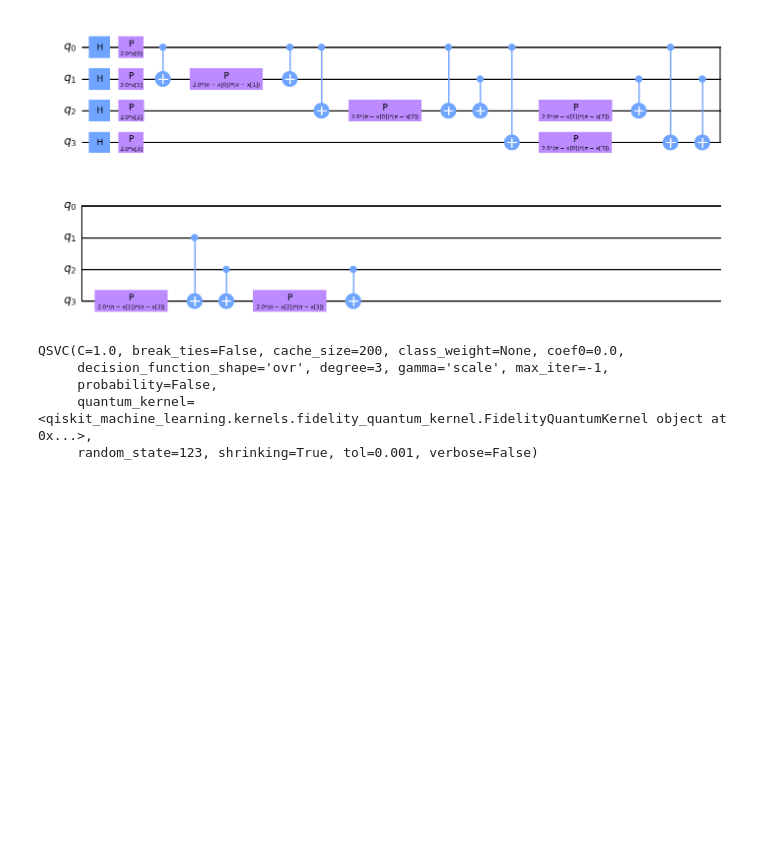
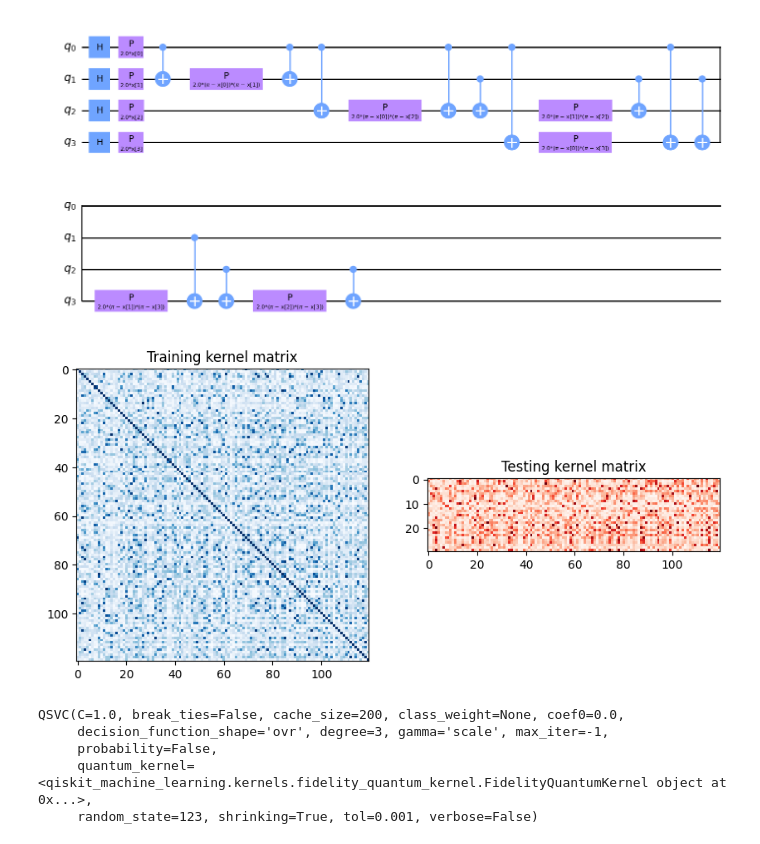
Before and after one commit to QSciTech-QuantumBC-Workshop/Quantum-NWA, a Jupyter notebook: Quang Nhat Le-QSVC.ipynb, the cells around one changed output. Drawn from its saved outputs; the diff is of its cells as text; code cells hidden in the pictures; blank space fills up the shorter version.

```diff
--- a/Quang Nhat Le-QSVC.ipynb
+++ b/Quang Nhat Le-QSVC.ipynb
@@ -47,9 +47,24 @@ sampler = Sampler() #create the sampler (Qiskit Aer Statevector Simulator) for t
 # %%
 from qiskit_algorithms.state_fidelities import ComputeUncompute
 from qiskit_machine_learning.kernels import FidelityQuantumKernel
 from qiskit_machine_learning.algorithms import QSVC
+import matplotlib.pyplot as plt
+import numpy as np
 fidelity = ComputeUncompute(sampler=sampler) #define the quantum kernel
 kernel = FidelityQuantumKernel(fidelity=fidelity, feature_map=feature_map)
+matrix_train = kernel.evaluate(x_vec=train_features)
+matrix_test = kernel.evaluate(x_vec=test_features, y_vec=train_features)
+
+fig, axs = plt.subplots(1, 2, figsize=(10, 5))
+axs[0].imshow(
+    np.asmatrix(matrix_train), interpolation="nearest", origin="upper", cmap="Blues"
+)
+axs[0].set_title("Training kernel matrix")
+axs[1].imshow(np.asmatrix(matrix_test), interpolation="nearest", origin="upper", cmap="Reds")
+axs[1].set_title("Testing kernel matrix")
+plt.show()
+# %% [output]
+[figure, added]
 # %%
 qsvc = QSVC( #use QSVC to train the quantum model
     quantum_kernel=kernel,
```
Also changed, not shown: 4 other files.
